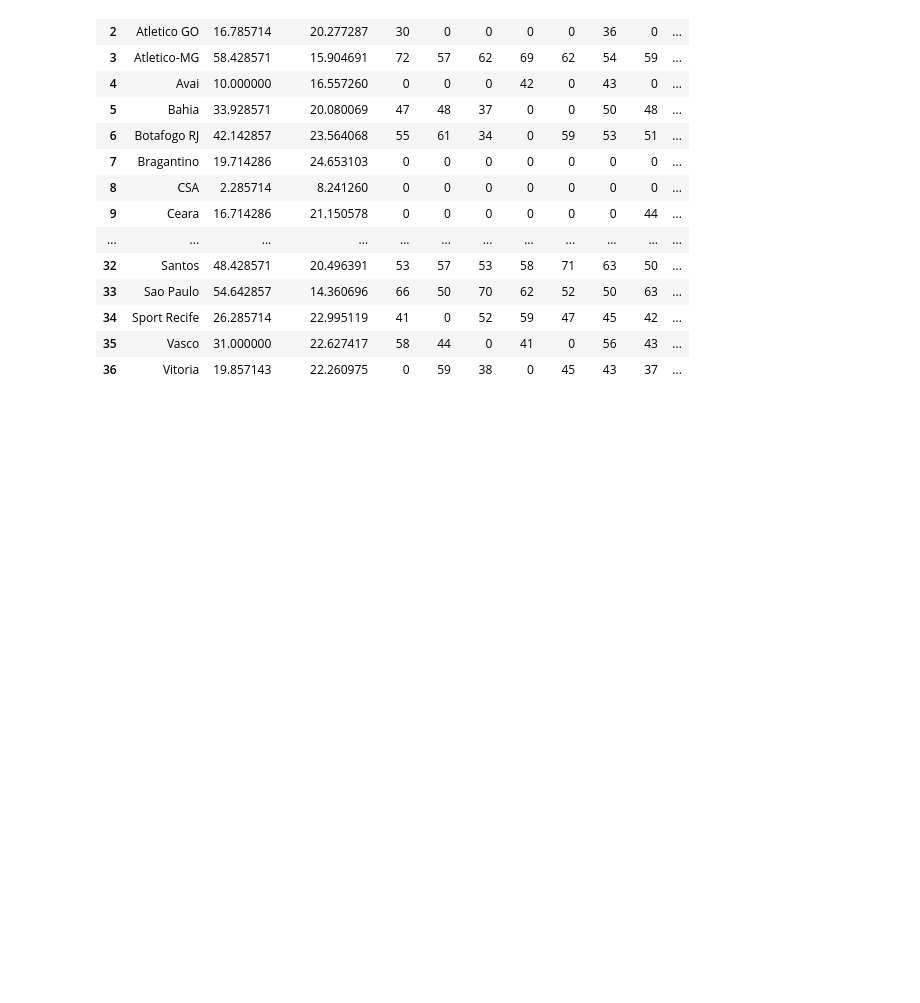
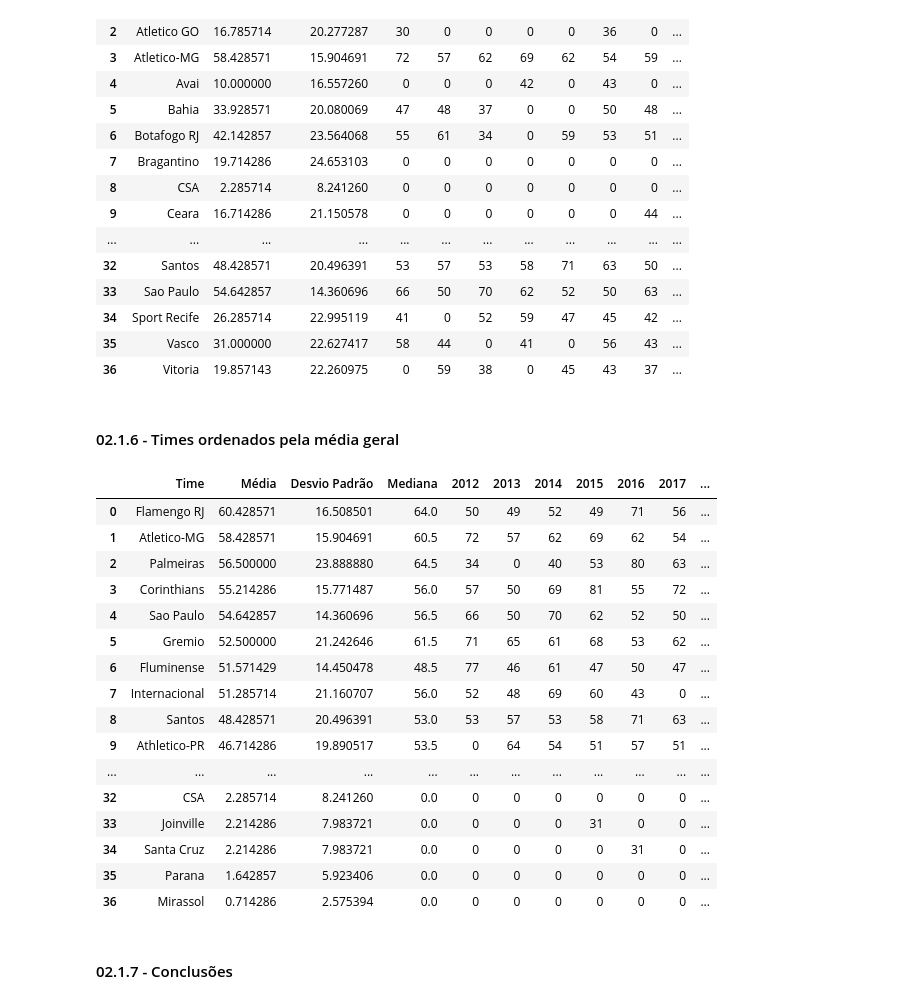
Before and after one commit to MarcusCaue/estatistica-brasileirao, a Jupyter notebook: Atividade-03/relatorio.ipynb, the cells around one changed output. Drawn from its saved outputs; the diff is of its cells as text; code cells hidden in the pictures; blank space fills up the shorter version.

```diff
--- a/Atividade-03/relatorio.ipynb
+++ b/Atividade-03/relatorio.ipynb
@@ -132,18 +131,6 @@ def desvio_padrao_campeonato(pontos_time: list[int], media: float) -> float:
   return desvio_padrao
 
 
-""" def get_pontos_campeonato(time: str) -> list[str]:
-  temporadas = list(set(brasileirao.Season))
-  times = sorted(get_todos_times())
-
-  for t in times:
-      pontos_campeonato = []
-
-      for temp in temporadas:
-        pontos = calcula_pontos_time(t, temp)
-        pontos_campeonato.append(pontos) """
-
-
 # Funções principais
 def calcula_desempenho_pontos_totais() -> pd.DataFrame:
   temporadas = sorted(list(set(brasileirao.Season)))
@@ -206,4 +193,24 @@ def calcula_desempenho_desvio_padrao() -> pd.DataFrame:
   desempenho = pd.DataFrame(data=dados, columns=colunas)
 
   return desempenho
+
+def ordem_times_media() -> pd.DataFrame:
+  temporadas = sorted(list(set(brasileirao.Season)))
+  times = sorted(get_todos_times())
+  dados = list()
+
+  for t in times:
+    pontos_campeonato = get_pontos_campeonato(t)
+    media = media_campeonato(pontos_campeonato)
+    mediana = mediana_campeonato(pontos_campeonato)
+    desvio_padrao = desvio_padrao_campeonato(pontos_campeonato, media)
+
+    dados_time = [t, media, desvio_padrao, mediana] + pontos_campeonato
+    dados.append(dados_time)
+
+  colunas = ["Time", "Média", "Desvio Padrão", "Mediana"] + temporadas
+  dados = sorted(dados, key=lambda d: d[1], reverse=True)
+
+  tabela = pd.DataFrame(data=dados, columns=colunas)
+  return tabela
 # %% [markdown]
@@ -294,3 +301,27 @@ calcula_desempenho_desvio_padrao()
 | 34 | Sport Recife | 26.285714 | 22.995119 | 41 | 0 | 52 | 59 | 47 | 45 | 42 | ... |
 | 35 | Vasco | 31.000000 | 22.627417 | 58 | 44 | 0 | 41 | 0 | 56 | 43 | ... |
 | 36 | Vitoria | 19.857143 | 22.260975 | 0 | 59 | 38 | 0 | 45 | 43 | 37 | ... |
+# %% [markdown]
+#### 02.1.6 - Times ordenados pela média geral
+# %%
+ordem_times_media()
+# %% [output]
+|  | Time | Média | Desvio Padrão | Mediana | 2012 | 2013 | 2014 | 2015 | 2016 | 2017 | ... |
+| 0 | Flamengo RJ | 60.428571 | 16.508501 | 64.0 | 50 | 49 | 52 | 49 | 71 | 56 | ... |
+| 1 | Atletico-MG | 58.428571 | 15.904691 | 60.5 | 72 | 57 | 62 | 69 | 62 | 54 | ... |
+| 2 | Palmeiras | 56.500000 | 23.888880 | 64.5 | 34 | 0 | 40 | 53 | 80 | 63 | ... |
+| 3 | Corinthians | 55.214286 | 15.771487 | 56.0 | 57 | 50 | 69 | 81 | 55 | 72 | ... |
+| 4 | Sao Paulo | 54.642857 | 14.360696 | 56.5 | 66 | 50 | 70 | 62 | 52 | 50 | ... |
+| 5 | Gremio | 52.500000 | 21.242646 | 61.5 | 71 | 65 | 61 | 68 | 53 | 62 | ... |
+| 6 | Fluminense | 51.571429 | 14.450478 | 48.5 | 77 | 46 | 61 | 47 | 50 | 47 | ... |
+| 7 | Internacional | 51.285714 | 21.160707 | 56.0 | 52 | 48 | 69 | 60 | 43 | 0 | ... |
+| 8 | Santos | 48.428571 | 20.496391 | 53.0 | 53 | 57 | 53 | 58 | 71 | 63 | ... |
+| 9 | Athletico-PR | 46.714286 | 19.890517 | 53.5 | 0 | 64 | 54 | 51 | 57 | 51 | ... |
+| ... | ... | ... | ... | ... | ... | ... | ... | ... | ... | ... | ... |
+| 32 | CSA | 2.285714 | 8.241260 | 0.0 | 0 | 0 | 0 | 0 | 0 | 0 | ... |
+| 33 | Joinville | 2.214286 | 7.983721 | 0.0 | 0 | 0 | 0 | 31 | 0 | 0 | ... |
+| 34 | Santa Cruz | 2.214286 | 7.983721 | 0.0 | 0 | 0 | 0 | 0 | 31 | 0 | ... |
+| 35 | Parana | 1.642857 | 5.923406 | 0.0 | 0 | 0 | 0 | 0 | 0 | 0 | ... |
+| 36 | Mirassol | 0.714286 | 2.575394 | 0.0 | 0 | 0 | 0 | 0 | 0 | 0 | ... |
+# %% [markdown]
+#### 02.1.7 - Conclusões
```
Also changed, not shown: parts of 11 cells of this notebook.
